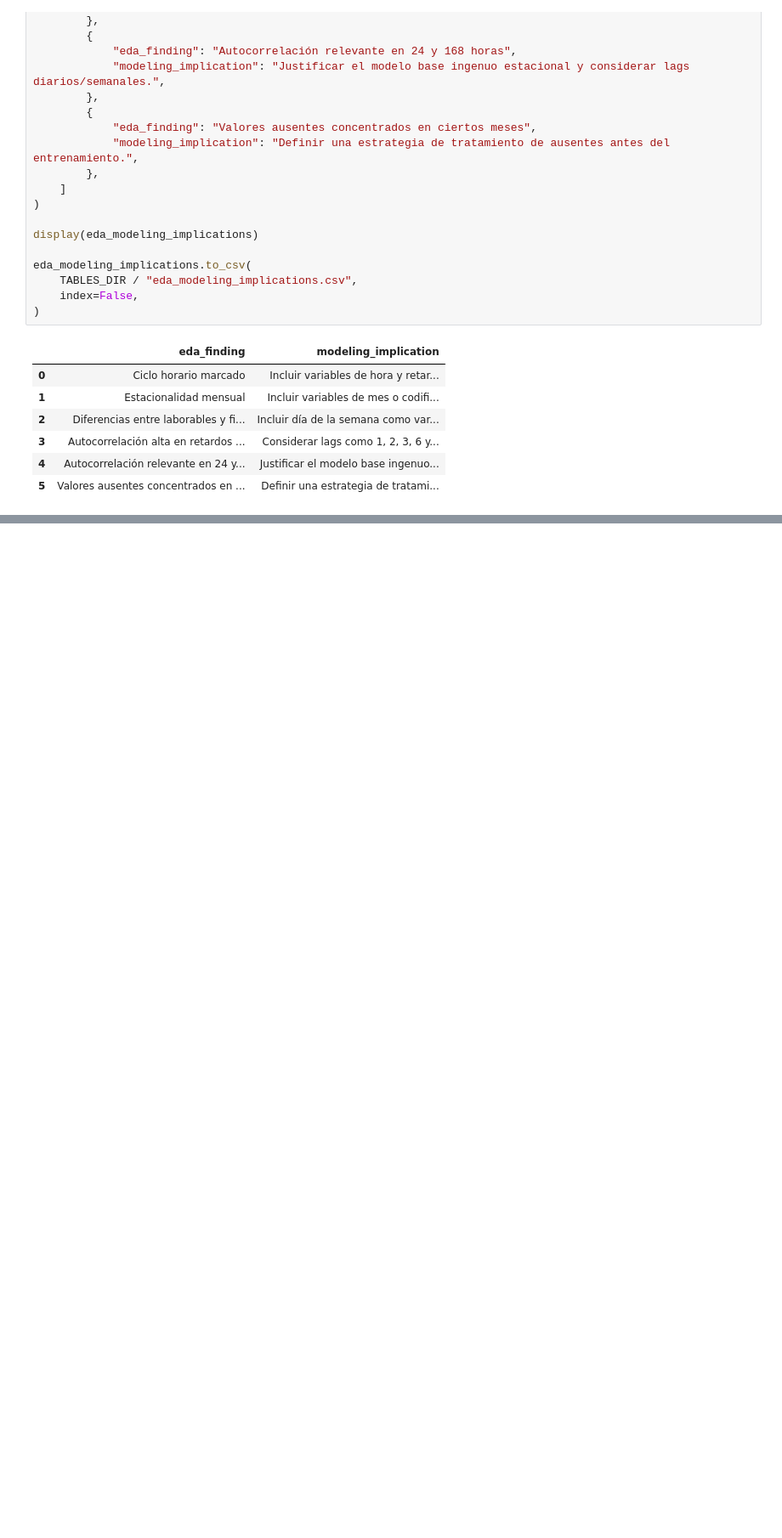
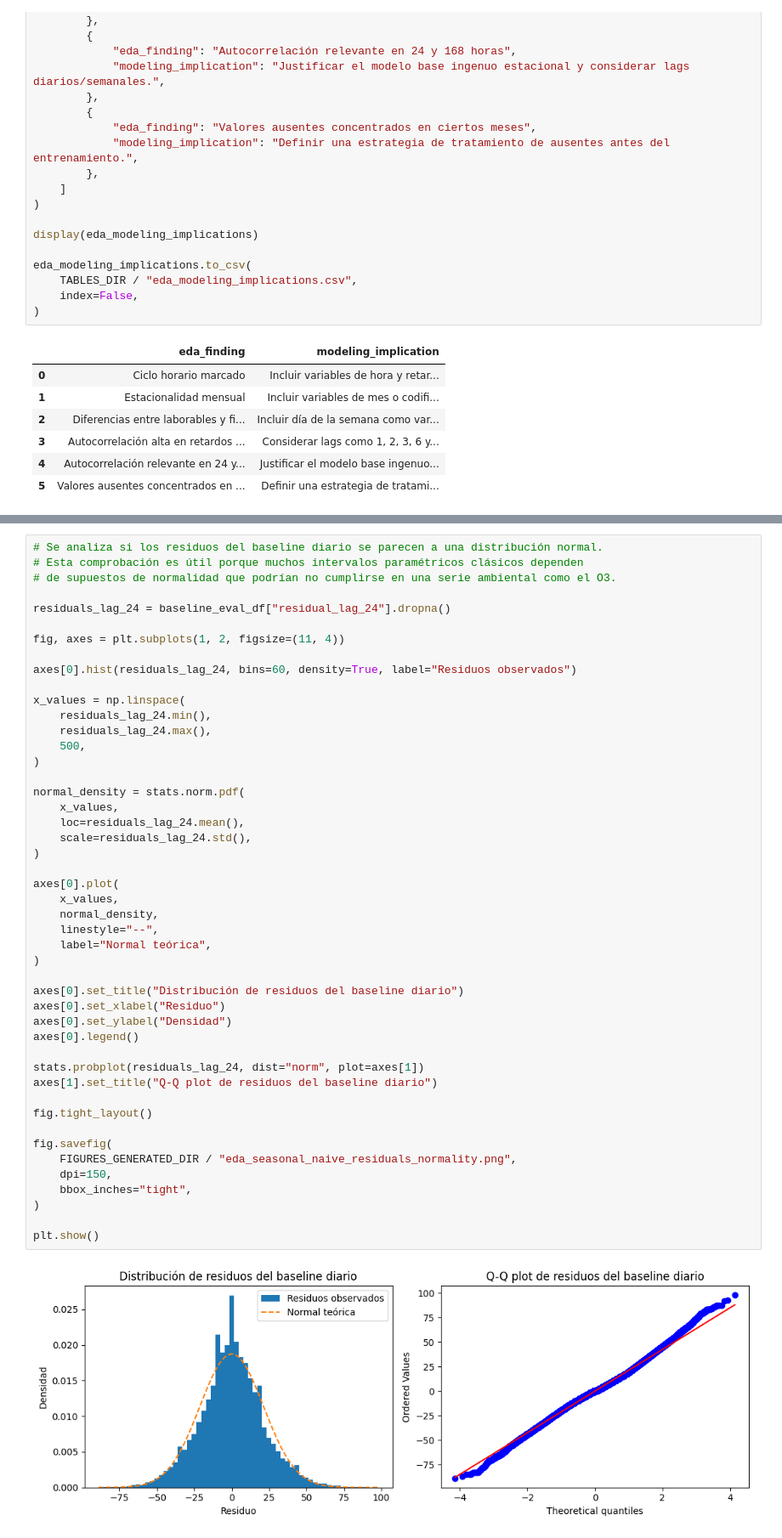
Before and after one commit to hipenation2142/trabajo, a Jupyter notebook: notebooks/01_eda_o3.ipynb, the cells around one changed output, grey strips where cells are left out. Shown at 85% size. Cells and saved outputs as stored; diff of their text form; blank space fills up the shorter version.

```diff
--- a/notebooks/01_eda_o3.ipynb
+++ b/notebooks/01_eda_o3.ipynb
@@ -956,0 +1070,49 @@ eda_modeling_implications.to_csv(
+# %%
+# Se analiza si los residuos del baseline diario se parecen a una distribución normal.
+# Esta comprobación es útil porque muchos intervalos paramétricos clásicos dependen
+# de supuestos de normalidad que podrían no cumplirse en una serie ambiental como el O3.
+
+residuals_lag_24 = baseline_eval_df["residual_lag_24"].dropna()
+
+fig, axes = plt.subplots(1, 2, figsize=(11, 4))
+
+axes[0].hist(residuals_lag_24, bins=60, density=True, label="Residuos observados")
+
+x_values = np.linspace(
+    residuals_lag_24.min(),
+    residuals_lag_24.max(),
+    500,
+)
+
+normal_density = stats.norm.pdf(
+    x_values,
+    loc=residuals_lag_24.mean(),
+    scale=residuals_lag_24.std(),
+)
+
+axes[0].plot(
+    x_values,
+    normal_density,
+    linestyle="--",
+    label="Normal teórica",
+)
+
+axes[0].set_title("Distribución de residuos del baseline diario")
+axes[0].set_xlabel("Residuo")
+axes[0].set_ylabel("Densidad")
+axes[0].legend()
+
+stats.probplot(residuals_lag_24, dist="norm", plot=axes[1])
+axes[1].set_title("Q-Q plot de residuos del baseline diario")
+
+fig.tight_layout()
+
+fig.savefig(
+    FIGURES_GENERATED_DIR / "eda_seasonal_naive_residuals_normality.png",
+    dpi=150,
+    bbox_inches="tight",
+)
+
+plt.show()
+# %% [output]
+[figure, added]
```
Also changed, not shown: parts of 5 cells of this notebook, 5 other files.
